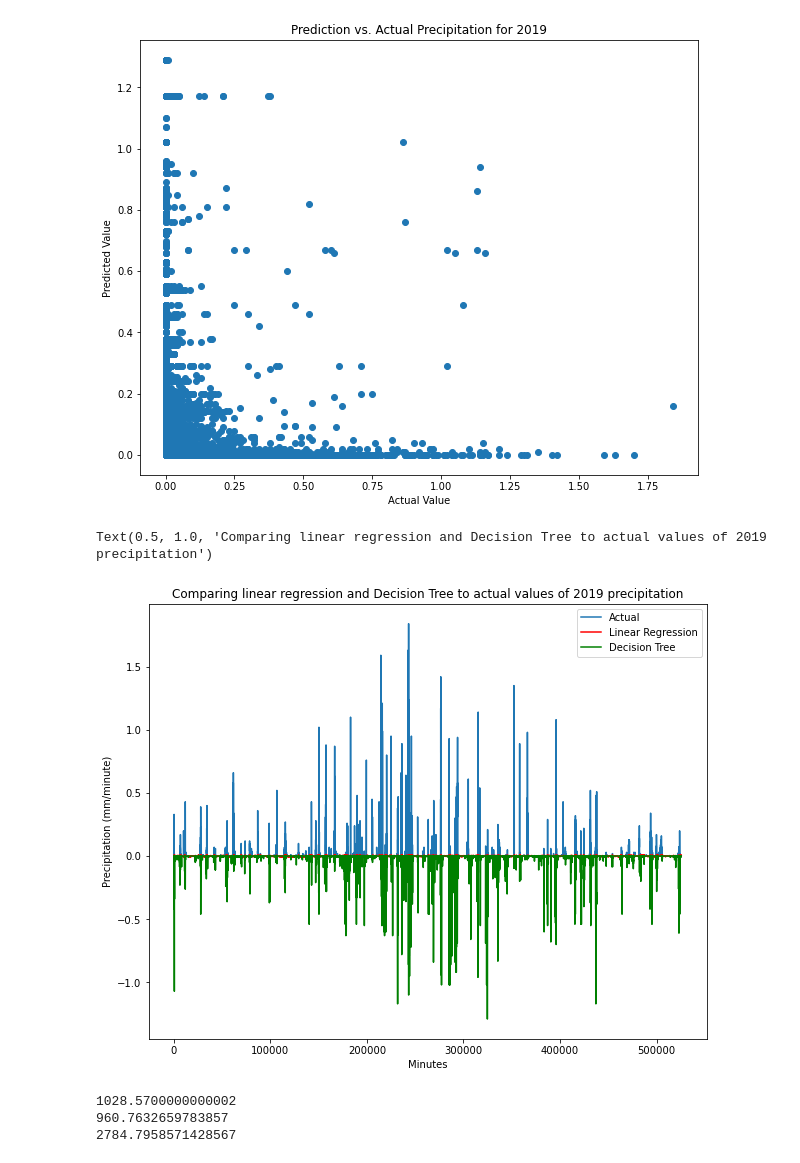
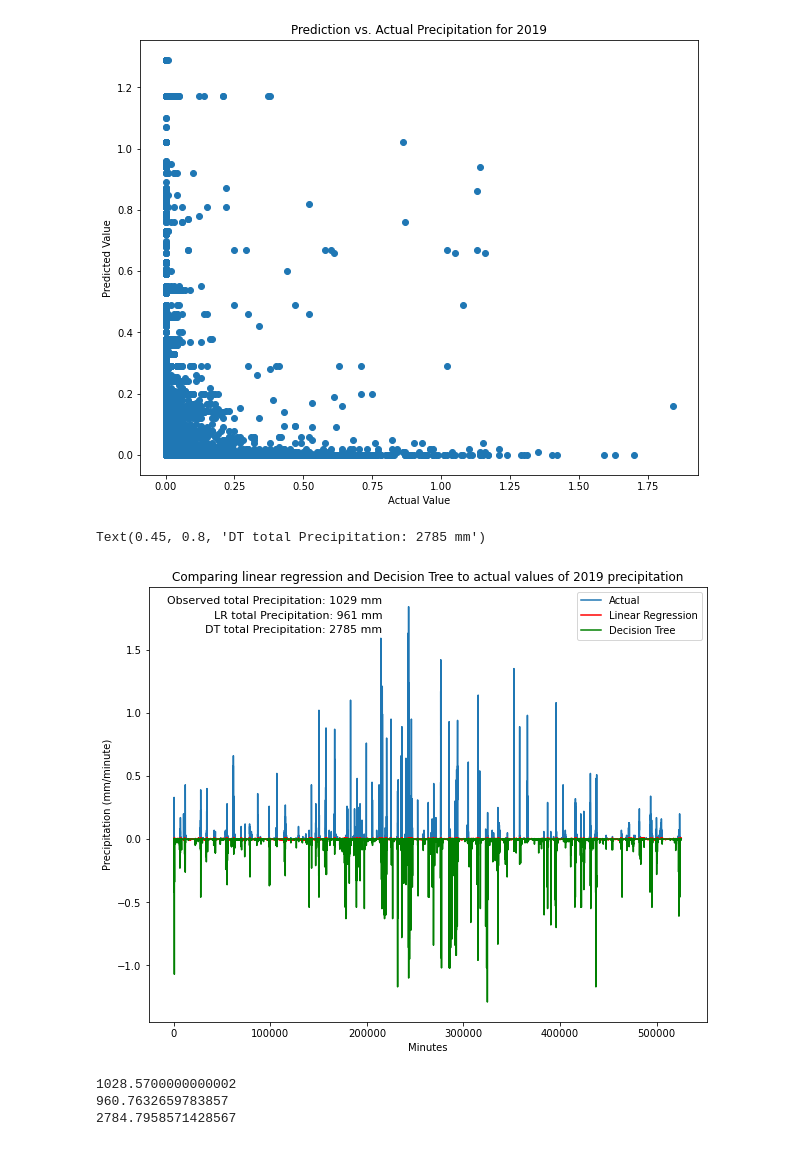
Before and after one commit to zhangt3-e/senior_thesis, a Jupyter notebook: Code/ML.ipynb, the cells around one changed output. Cells and saved outputs as stored; diff of their text form; code cells hidden in the pictures.

```diff
--- a/Code/ML.ipynb
+++ b/Code/ML.ipynb
@@ -125,15 +125,18 @@ Text(0, 0.5, 'Predicted Value')
 # %%
 plt.figure(figsize= (10, 8))
 plt.plot(Whole19[:, 3])
 plt.plot(predict2019, color = 'r')
 plt.plot(-newpredict2019, color = 'g')
 plt.legend(['Actual', 'Linear Regression', 'Decision Tree'])
 plt.xlabel('Minutes')
 plt.ylabel('Precipitation (mm/minute)')
 plt.title('Comparing linear regression and Decision Tree to actual values of 2019 precipitation')
+plt.figtext(0.45, 0.85, 'Observed total Precipitation: ' + str(round(np.nansum(Whole19[:, 3]))) + ' mm', fontsize = 11, ha = 'right')
+plt.figtext(0.45, 0.825, 'LR total Precipitation: ' + str(round(np.nansum(predict2019))) + ' mm', fontsize = 11, ha = 'right')
+plt.figtext(0.45, 0.8, 'DT total Precipitation: ' + str(round(np.nansum(newpredict2019))) + ' mm', fontsize = 11, ha = 'right')
 # %% [output]
-Text(0.5, 1.0, 'Comparing linear regression and Decision Tree to actual values of 2019 precipitation')
+Text(0.45, 0.8, 'DT total Precipitation: 2785 mm')
-[figure, old version]
+[figure, new version]
 # %%
 print(np.sum(Whole19[:, 3]))
 print(np.sum(predict2019))
```
Also changed, not shown: 6 other files.
